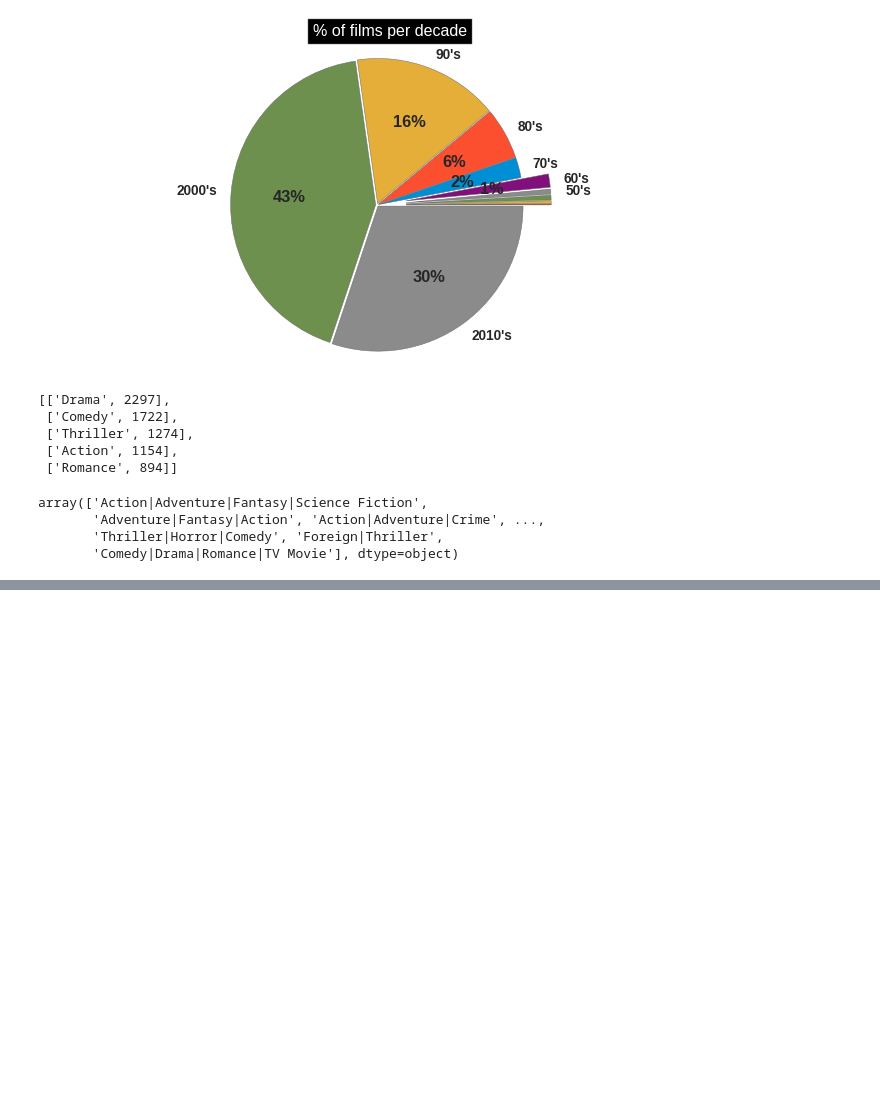
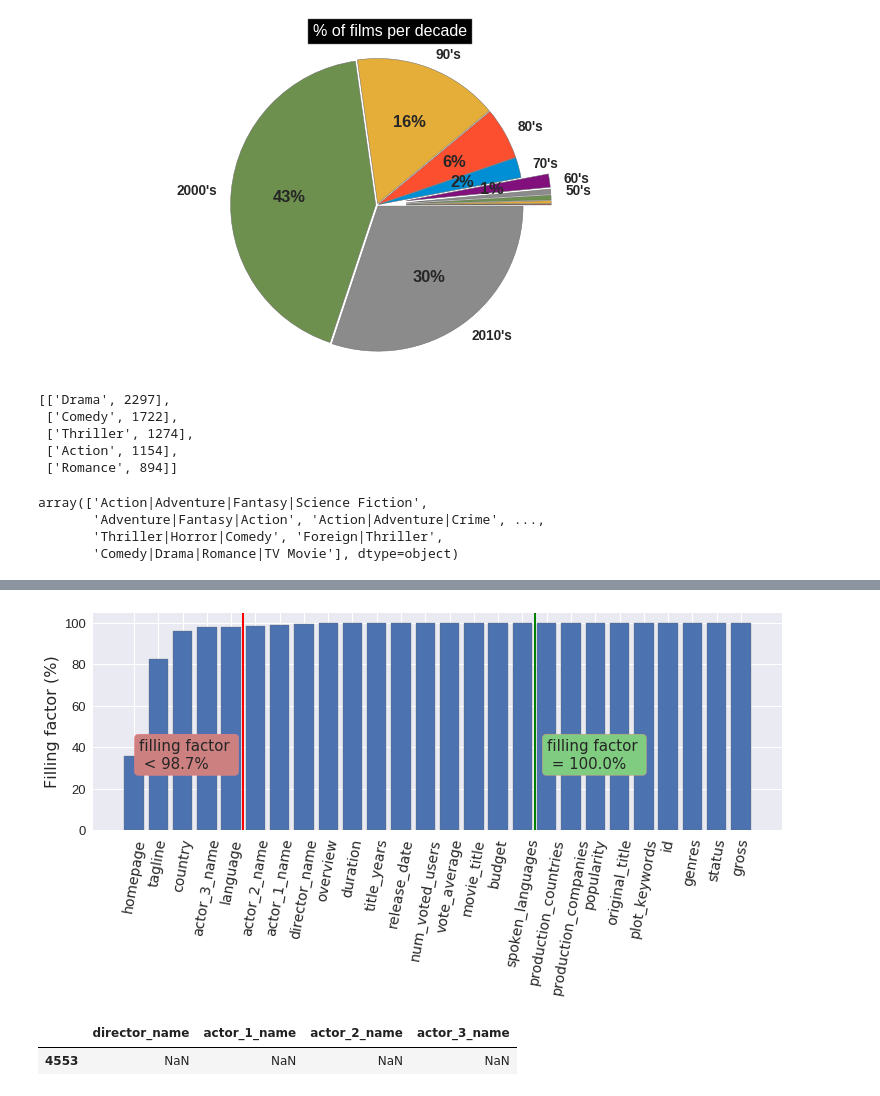
Before and after one commit to redman157/HocML, a Jupyter notebook: colaborative-filtering.ipynb, the cells around one changed output, grey strips where cells are left out. Cells and saved outputs as stored; diff of their text form; code cells hidden in the pictures; blank space fills up the shorter version.

```diff
--- a/colaborative-filtering.ipynb
+++ b/colaborative-filtering.ipynb
@@ -382,0 +632,9 @@ df_duplicate_cleaned = df_initial
+# %%
+df_var_cleaned = df_keywords_occurence.copy(deep = True)
+# %%
+missing_df = df_var_cleaned.isnull().sum(axis=0).reset_index()
+missing_df.columns = ['column_name', 'missing_count']
+missing_df['filling_factor'] = (df_var_cleaned.shape[0]
+                                - missing_df['missing_count']) / df_var_cleaned.shape[0] * 100
+missing_df = missing_df.sort_values('filling_factor').reset_index(drop = True)
+missing_df
@@ -382,0 +659,35 @@ df_duplicate_cleaned = df_initial
+# %%
+y_axis = missing_df['filling_factor']
+x_label = missing_df['column_name']
+x_axis = missing_df.index
+
+fig = plt.figure(figsize=(11, 4))
+plt.xticks(rotation=80, fontsize = 14)
+plt.yticks(fontsize = 13)
+
+N_thresh = 5
+plt.axvline(x=N_thresh-0.5, linewidth=2, color = 'r')
+plt.text(N_thresh-4.8, 30, 'filling factor \n < {}%'.format(round(y_axis[N_thresh],1)),
+         fontsize = 15, family = 'fantasy', bbox=dict(boxstyle="round",
+                   ec=(1.0, 0.5, 0.5),
+                   fc=(0.8, 0.5, 0.5)))
+N_thresh = 17
+plt.axvline(x=N_thresh-0.5, linewidth=2, color = 'g')
+plt.text(N_thresh, 30, 'filling factor \n = {}%'.format(round(y_axis[N_thresh],1)),
+         fontsize = 15, family = 'fantasy', bbox=dict(boxstyle="round",
+                   ec=(1., 0.5, 0.5),
+                   fc=(0.5, 0.8, 0.5)))
+
+plt.xticks(x_axis, x_label,family='fantasy', fontsize = 14 )
+plt.ylabel('Filling factor (%)', family='fantasy', fontsize = 16)
+plt.bar(x_axis, y_axis);
+# %% [output]
+[figure, added]
+# %%
+df_filling = df_var_cleaned.copy(deep=True)
+missing_year_info = df_filling[df_filling['title_years'].isnull()][[
+            'director_name','actor_1_name', 'actor_2_name', 'actor_3_name']]
+missing_year_info[:10]
+# %% [output]
+|  | director_name | actor_1_name | actor_2_name | actor_3_name |
+| 4553 | NaN | NaN | NaN | NaN |
```
Also changed, not shown: parts of 29 cells of this notebook.
